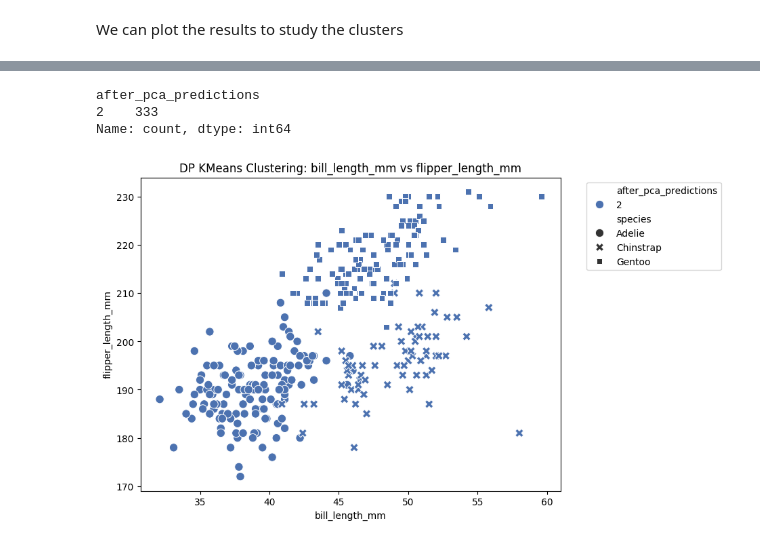
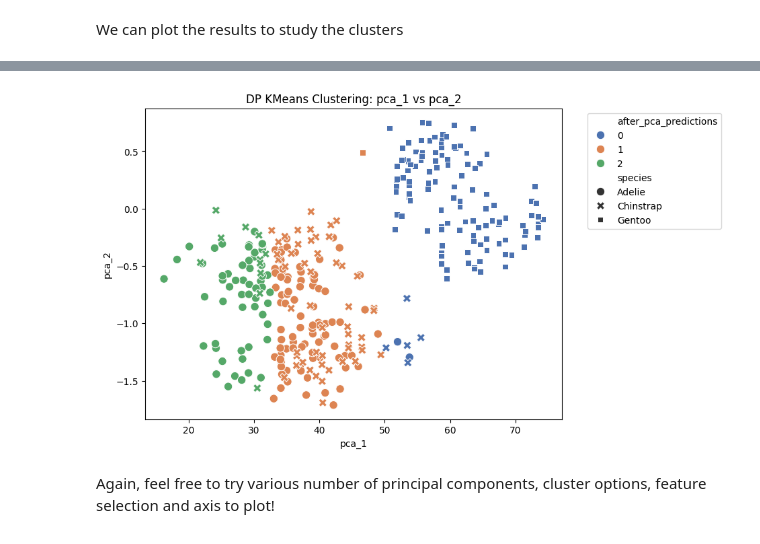
Before and after one commit to dscc-admin-ch/ESTP_DP_Course, a Jupyter notebook: DiffPrivLib.ipynb, the cells around one changed output, grey strips where cells are left out. Saved outputs shown, nothing was run; the diff lists cells and outputs as text; code cells hidden in the pictures.

Commit message:
split pca and kmeans in 2 parts

```diff
--- a/DiffPrivLib.ipynb
+++ b/DiffPrivLib.ipynb
@@ -442,0 +420,3 @@ Pipeline(steps=[('scaler',
+# %%
+df[["pca_1", "pca_2"]] = pd.DataFrame(pca_feature_data, index=df.index)
+df.head(1)
@@ -442,0 +428,10 @@ Pipeline(steps=[('scaler',
+# %%
+pca_bounds = ([df["pca_1"].min(), df["pca_2"].min()], [df["pca_1"].max(), df["pca_2"].max()])
+kmeans_model = models.KMeans(n_clusters = N_CLUSTERS, epsilon = 2.0, bounds=pca_bounds)
+# %%
+# TODO: fit kmean on principal components
+#kmeans_model = ...
+
+# Correction
+kmeans_model = kmeans_model.fit(df[["pca_1", "pca_2"]])
+kmeans_model
@@ -443,9 +443,9 @@ Pipeline(steps=[('scaler',
 # %%
-# TODO: Predict clusters on feature_data with K-Mean pipeline
+# TODO: Predict clusters on principal compoents with K-Mean pipeline
 #predictions = ...
 
 # Correction
-after_pca_predictions = pca_kmeans_pipeline.predict(feature_data)
+after_pca_predictions = kmeans_model.predict(df[["pca_1", "pca_2"]])
 # %%
 df["after_pca_predictions"] = after_pca_predictions
 df.head()
@@ -459,10 +459,6 @@ df.head()
-# %%
-df["after_pca_predictions"].value_counts()
-# %% [output]
-after_pca_predictions
-2    333
-Name: count, dtype: int64
 # %%
-plot_clusters(df, x="bill_length_mm", y="flipper_length_mm", cluster_col="after_pca_predictions")
+plot_clusters(df, x="pca_1", y="pca_2", cluster_col="after_pca_predictions")
 # %% [output]
-[figure, old version]
+[figure, new version]
+# %% [markdown]
+Again, feel free to try various number of principal components, cluster options, feature selection and axis to plot!
```
Also changed, not shown: parts of 33 cells of this notebook, 1 other file.
